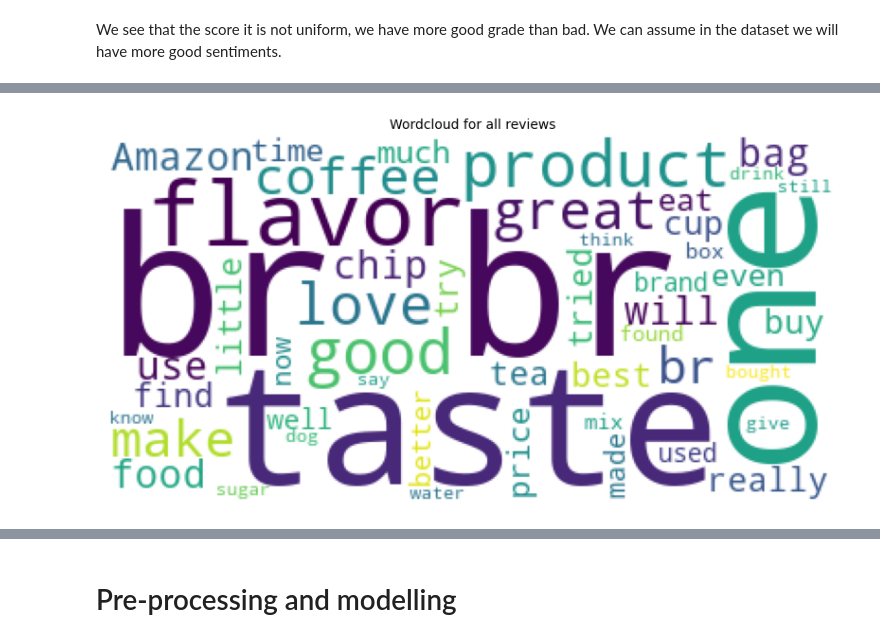
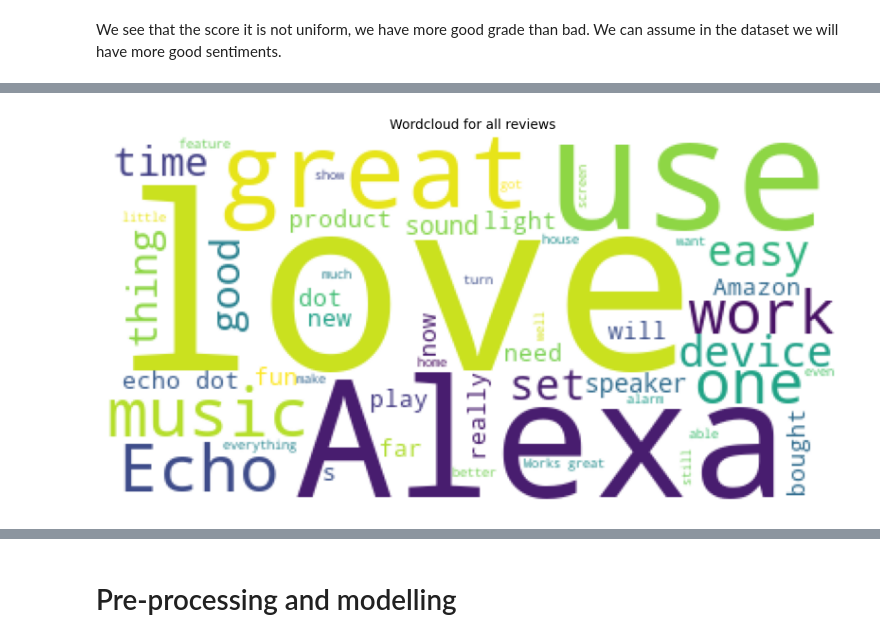
Before and after one commit to Dudul-99/Data-Science, a Jupyter notebook: NLP/model_dev.ipynb, the cells around one changed output, grey strips where cells are left out. Cells and saved outputs as stored; diff of their text form; code cells hidden in the pictures.

```diff
--- a/NLP/model_dev.ipynb
+++ b/NLP/model_dev.ipynb
@@ -46,6 +47,7 @@ print(stopwords.words('english'))
 # Import data
 # %%
 #Using polar to read the data since it is faster than pandas for large data
-data=pd.read_csv('/Users/abdul/Desktop/machine learning/data/home-data-for-ml-course/NLP/Reviews.csv')
-data.head(3)
+data=pd.read_csv('/Users/abdul/Desktop/machine learning/data/home-data-for-ml-course/NLP/amazon_alexa.tsv'
+                 , delimiter = '\t', quoting = 3)
+data.head(5)
 # %% [output]
@@ -72,0 +64,3 @@ df.head(4)
+# %%
+print(data.shape)
+df=data.copy()
@@ -85,0 +85,4 @@ df['Text'][0]
+# %%
+# Dropping missing values
+df.dropna(inplace=True)
+df.shape
@@ -110,6 +126,6 @@ Name: count, dtype: int64
 We see that the score it is not uniform, we have more good grade than bad. We can assume in the dataset we will have more good sentiments.
 # %%
 # let's create a new column containing the length of the text
-df['Text_length']=df['Text'].apply(len)
+df['Text_length']=df['verified_reviews'].apply(len)
 df.head(3)
 # %% [output]
@@ -145,18 +190,19 @@ Score 5 and 1 seems share the same distribution.
 # %%
 # Visualizing the distribution of text length with wordcloud with all data
 cv = CountVectorizer(stop_words='english')
-words = cv.fit_transform(df.Text)
+words = cv.fit_transform(df.verified_reviews)
 # Combine all reviews
-reviews = " ".join([review for review in df['Text']])
+reviews = " ".join([review for review in df['verified_reviews']])
 
 # Initialize wordcloud object
 wc = WordCloud(background_color='white', max_words=50)
+
 # Generate and plot wordcloud
 plt.figure(figsize=(10,10))
 plt.imshow(wc.generate(reviews))
 plt.title('Wordcloud for all reviews', fontsize=10)
 plt.axis('off')
 plt.show()
 # %% [output]
-[figure, old version]
+[figure, new version]
 # %%
```
Also changed, not shown: parts of 36 cells of this notebook.
